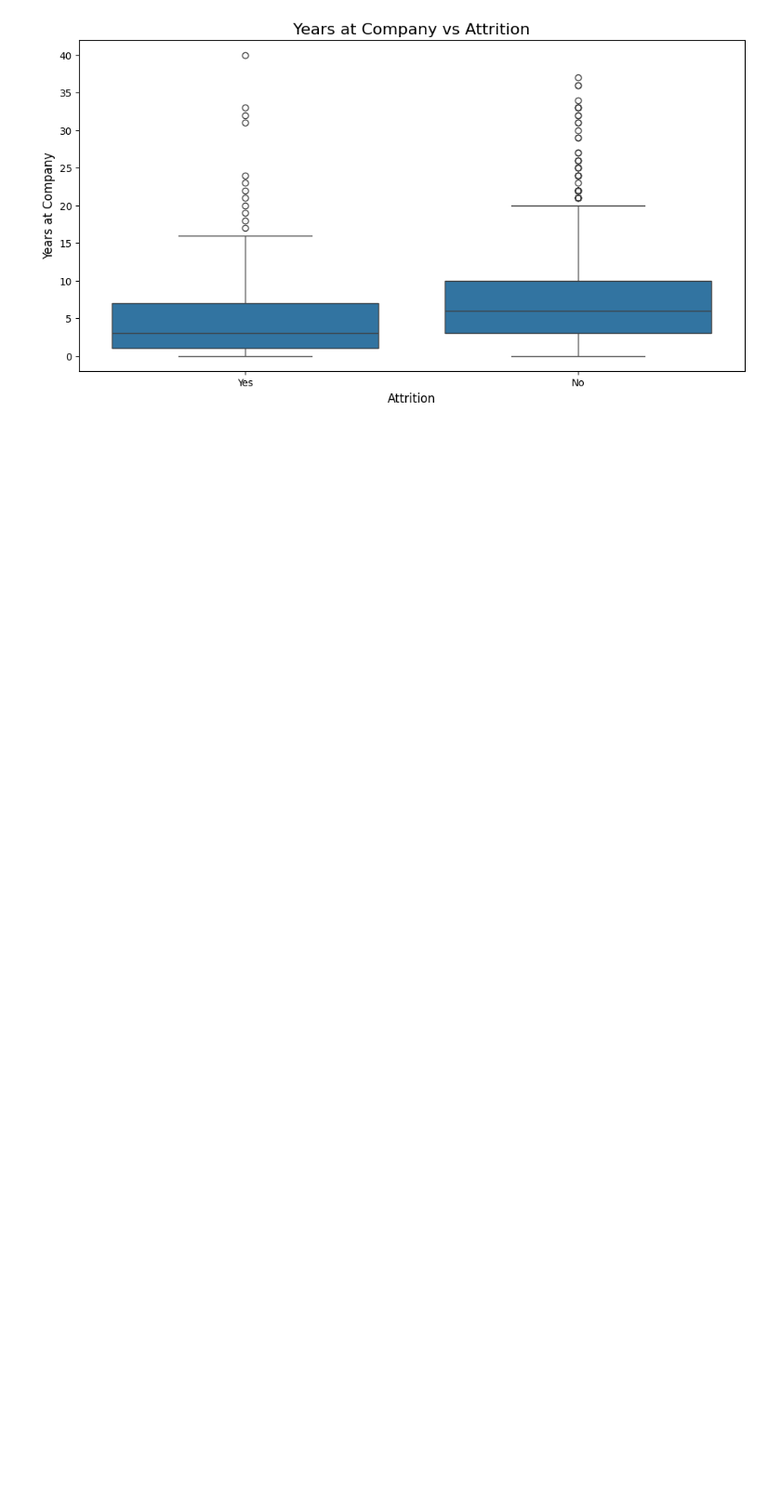
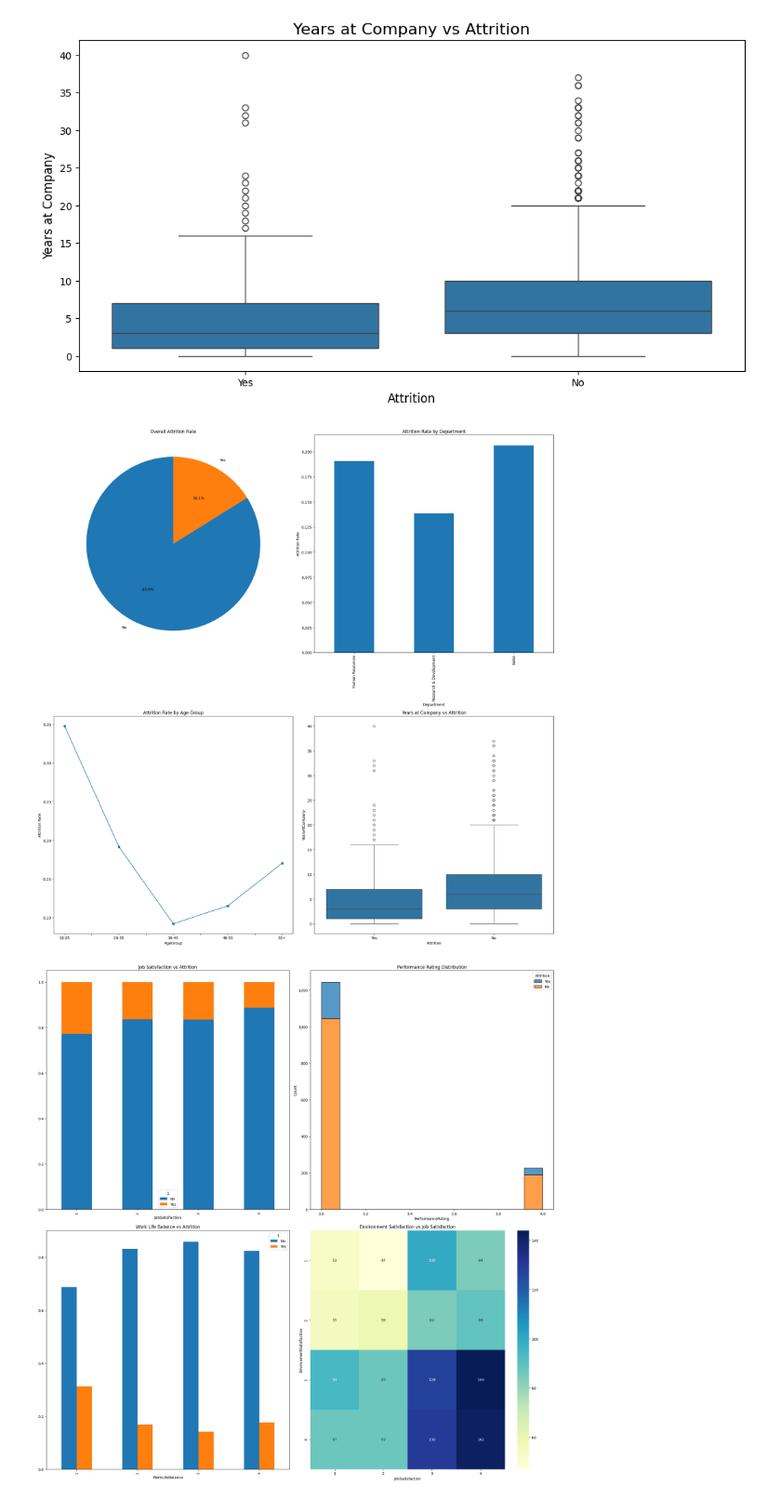
Before and after one commit to DanSun1213/HR_Project, a Jupyter notebook: Notebooks/Draft.ipynb, the cells around one changed output. Shown at 93% size. Drawn from its saved outputs; the diff is of its cells as text; code cells hidden in the pictures; blank space fills up the shorter version.

```diff
--- a/Notebooks/Draft.ipynb
+++ b/Notebooks/Draft.ipynb
@@ -283,0 +358,5 @@ initial_hr_analysis(df)
+# %%
+all_data = generate_hr_dashboards(df)
+# %% [output]
+[figure, added]
+[figure, added]
```
Also changed, not shown: parts of 16 cells of this notebook, 22 other files.
